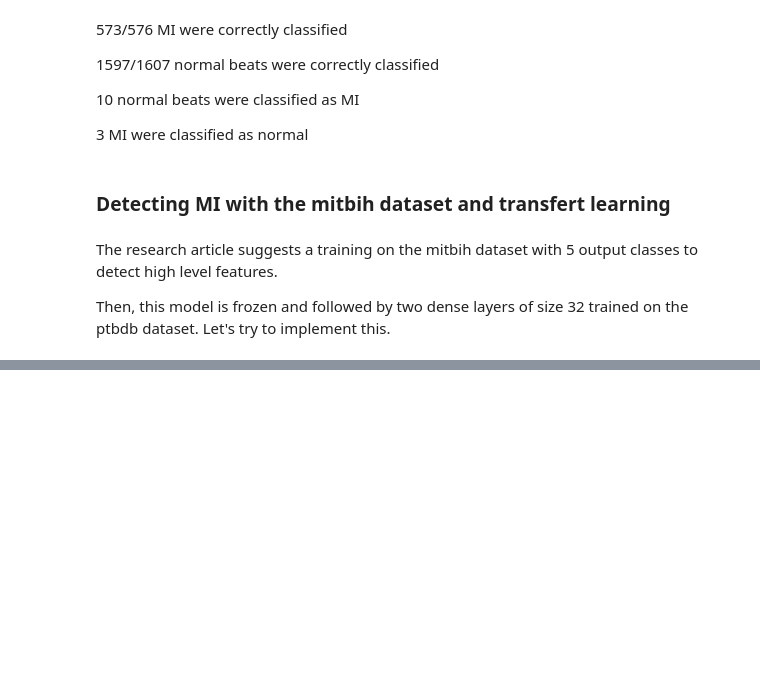
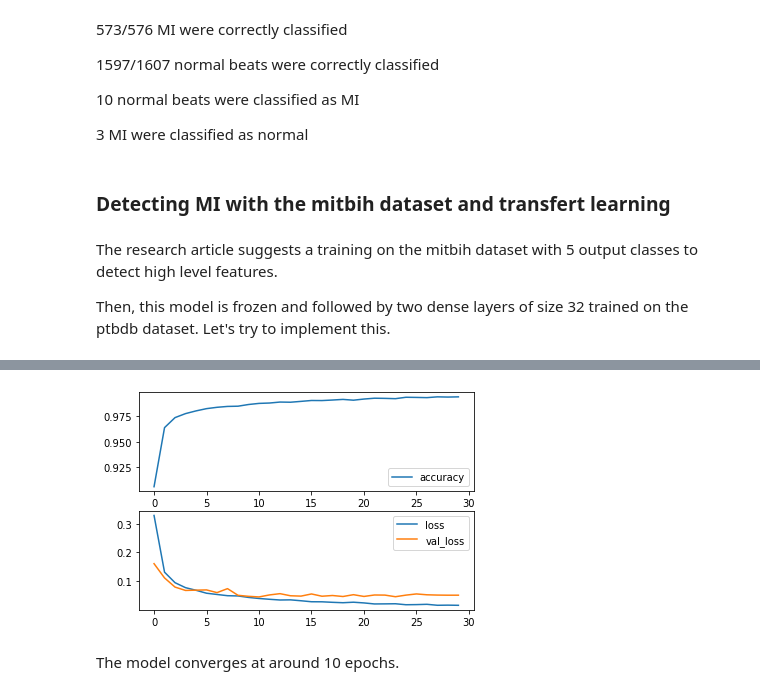
Before and after one commit to ArnoBen/ECG-Heartbeat-Categorization, a Jupyter notebook: ecg_classification.ipynb, the cells around one changed output, grey strips where cells are left out. Cells and saved outputs as stored; diff of their text form; code cells hidden in the pictures; blank space fills up the shorter version.

```diff
--- a/ecg_classification.ipynb
+++ b/ecg_classification.ipynb
@@ -251,10 +299,6 @@ The research article suggests a training on the mitbih dataset with 5 output cla
 
 Then, this model is frozen and followed by two dense layers of size 32 trained on the ptbdb dataset. Let's try to implement this.
 # %%
-M_mitbih = df_mitbih.values
-X_mitbih = M[:,:-1]
-y_mitbih = M[:,-1]
-
 X_train_mitbih, X_test_mitbih, y_train_mitbih, y_test_mitbih = train_test_split(X_mitbih, y_mitbih, test_size=0.15)
 # %%
 n_classes_mitbih = len(np.unique(y_mitbih))
@@ -263,8 +310,7 @@ model_mitbih.compile(optimizer=adam, loss='sparse_categorical_crossentropy', met
 # %%
-mc = tf.keras.callbacks.ModelCheckpoint('weights/mitbih{epoch:08d}.h5', save_weights_only=True, period=5)
-history = model.fit(np.expand_dims(X_train, axis=2),
-                    y_train,
-                    validation_split=0.15,
-                    epochs=30,
-                    batch_size=256,
-                    callbacks=[mc])
+history = model_mitbih.fit(np.expand_dims(X_train_mitbih, axis=2),
+                           y_train_mitbih,
+                           validation_split=0.15,
+                           epochs=30,
+                           batch_size=256,
+                           callbacks=[mc])
@@ -270,0 +335,13 @@ history = model.fit(np.expand_dims(X_train, axis=2),
+# %%
+plt.subplot(211)
+plt.plot(history.history['acc'])
+plt.legend(["accuracy"])
+plt.subplot(212)
+plt.plot(history.history['loss'])
+plt.plot(history.history['val_loss'], label = "val_loss")
+plt.legend(["loss", "val_loss"])
+plt.show()
+# %% [output]
+[figure, added]
+# %% [markdown]
+The model converges at around 10 epochs.
```
Also changed, not shown: parts of 30 cells of this notebook, 6 other files.
